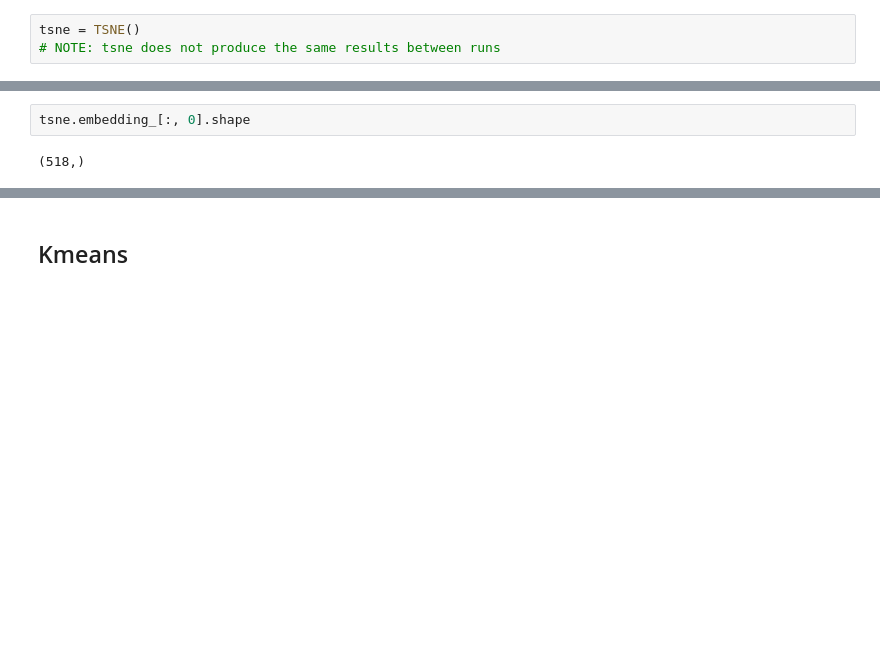
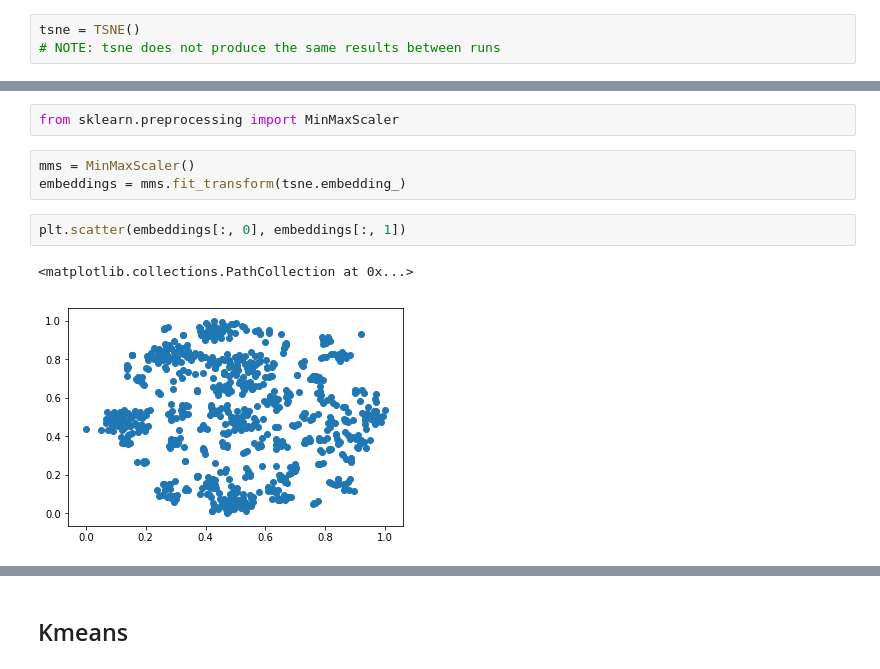
Before and after one commit to arimbr/theseus, a Jupyter notebook: analyze/Clustering thesis.ipynb, the cells around one changed output, grey strips where cells are left out. Cells and saved outputs as stored; diff of their text form; blank space fills up the shorter version.

```diff
--- a/analyze/Clustering thesis.ipynb
+++ b/analyze/Clustering thesis.ipynb
@@ -206,4 +215,10 @@ plt.scatter(tsne.embedding_[:, 0], tsne.embedding_[:, 1])
-# %%
-tsne.embedding_[:, 0].shape
-# %% [output]
-(518,)
+# %%
+from sklearn.preprocessing import MinMaxScaler
+# %%
+mms = MinMaxScaler()
+embeddings = mms.fit_transform(tsne.embedding_)
+# %%
+plt.scatter(embeddings[:, 0], embeddings[:, 1])
+# %% [output]
+<matplotlib.collections.PathCollection at 0x...>
+[figure, added]
```
Also changed, not shown: parts of 10 cells of this notebook.
